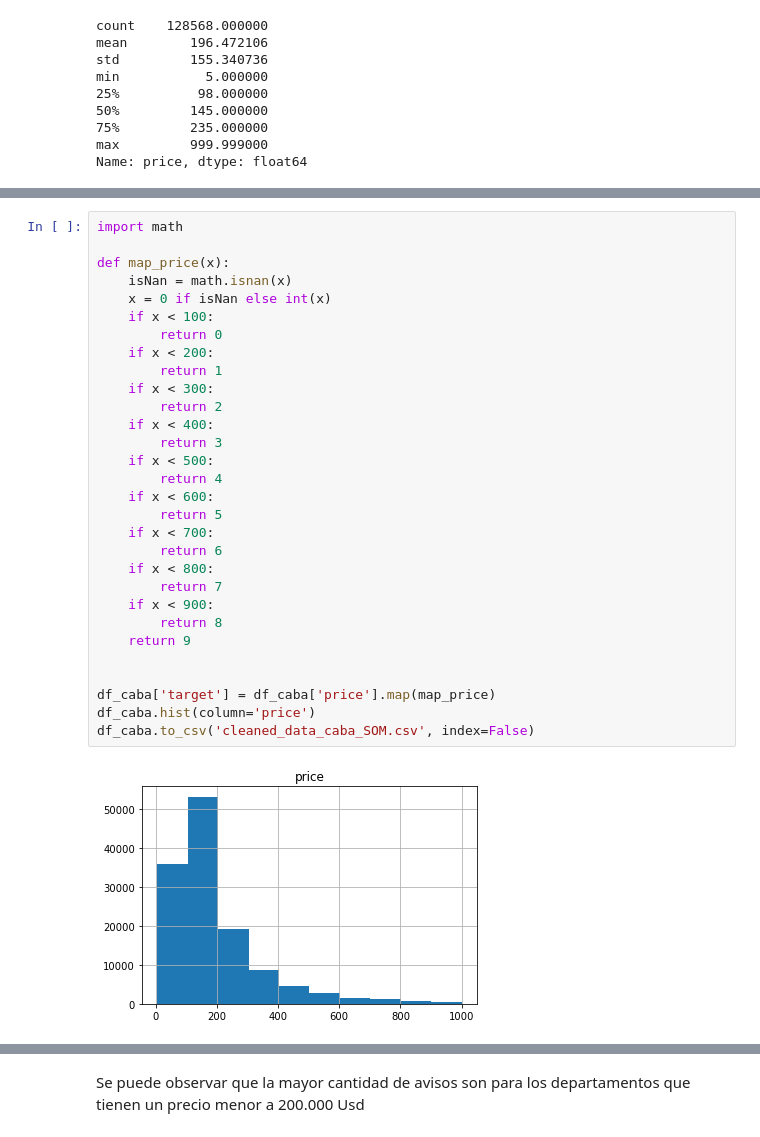
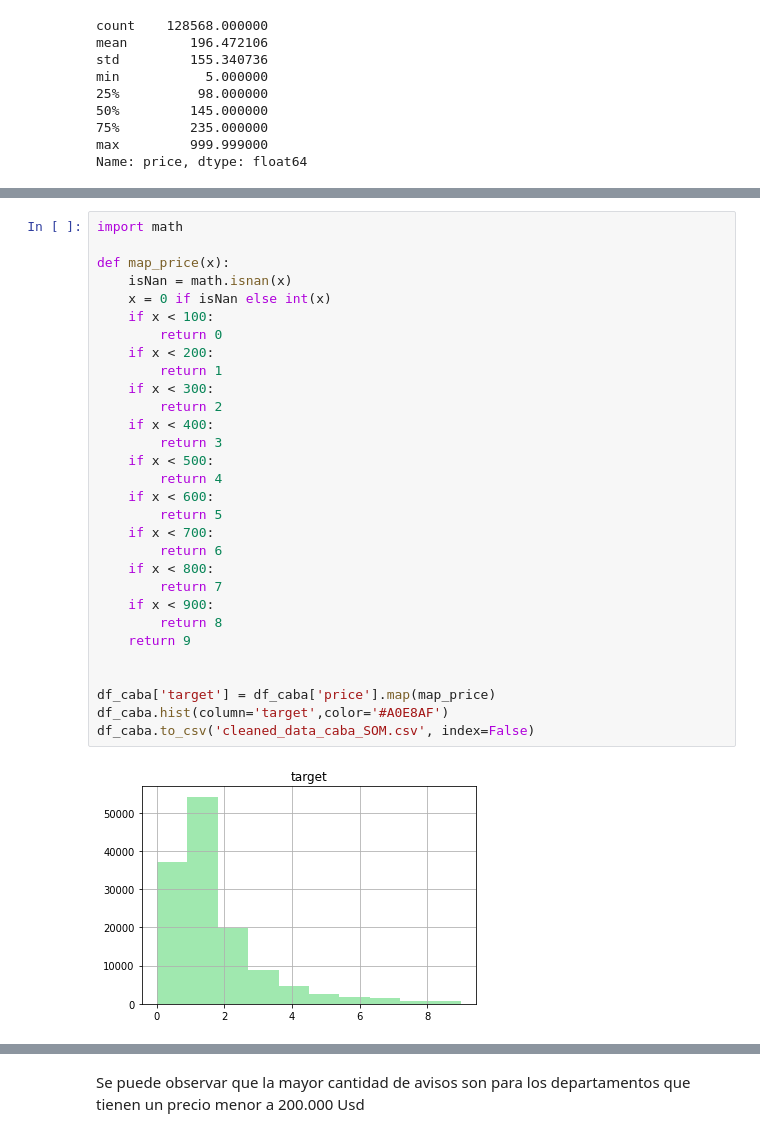
Before and after one commit to crisnicogonzalez/tp-final-isi, a Jupyter notebook: tp-analisis-2022.ipynb, the cells around one changed output, grey strips where cells are left out. Cells and saved outputs as stored; diff of their text form.

Commit message:
wip price correlation graph

```diff
--- a/tp-analisis-2022.ipynb
+++ b/tp-analisis-2022.ipynb
@@ -338,33 +339,33 @@ df_caba['price'].plot()
 # %%
 import math
 
 def map_price(x):
     isNan = math.isnan(x)
     x = 0 if isNan else int(x)
     if x < 100:
         return 0
     if x < 200:
         return 1
     if x < 300:
         return 2
     if x < 400:
         return 3
     if x < 500:
         return 4
     if x < 600:
         return 5
     if x < 700:
         return 6
     if x < 800:
         return 7
     if x < 900:
         return 8
     return 9
 
 
 df_caba['target'] = df_caba['price'].map(map_price)
-df_caba.hist(column='price')
+df_caba.hist(column='target',color='#A0E8AF')
 df_caba.to_csv('cleaned_data_caba_SOM.csv', index=False)
 # %% [output]
-[figure, old version]
+[figure, new version]
 # %%
```
Also changed, not shown: parts of 14 cells of this notebook, 1 other file.
